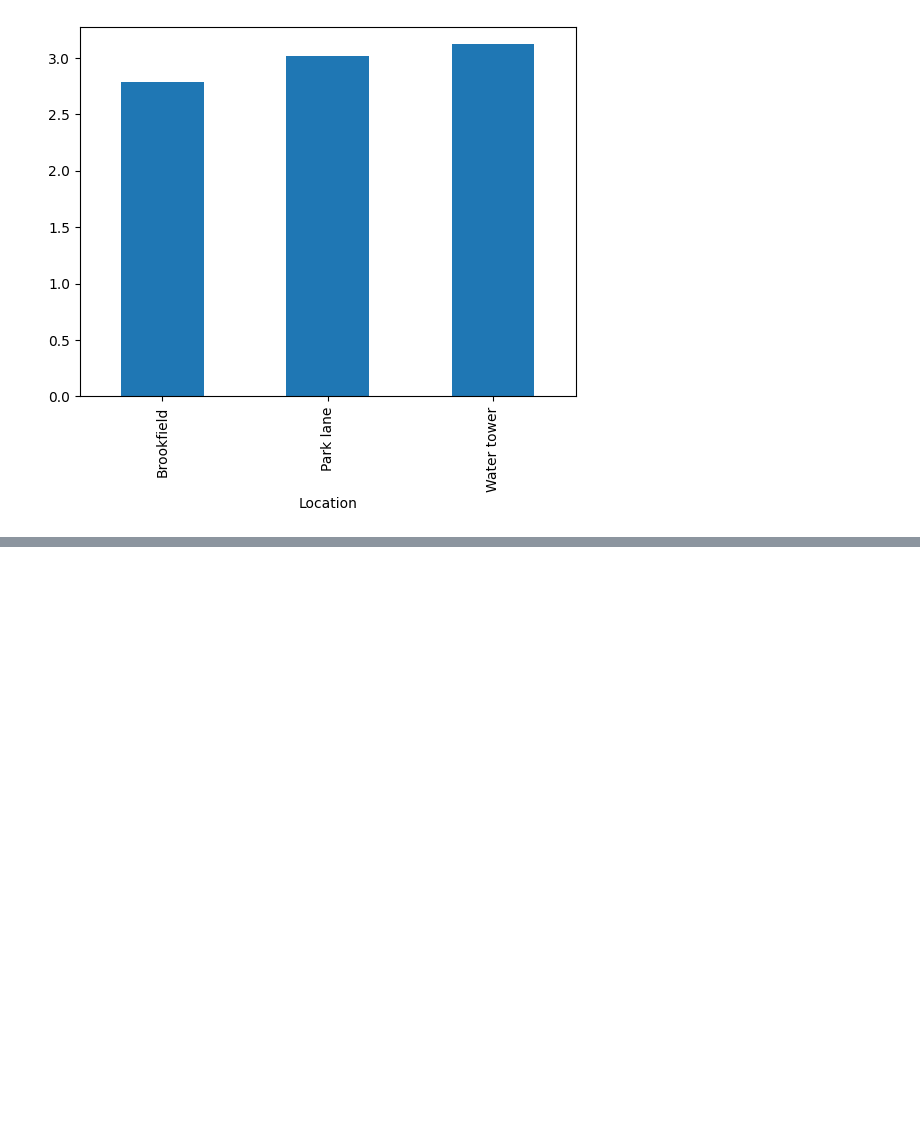
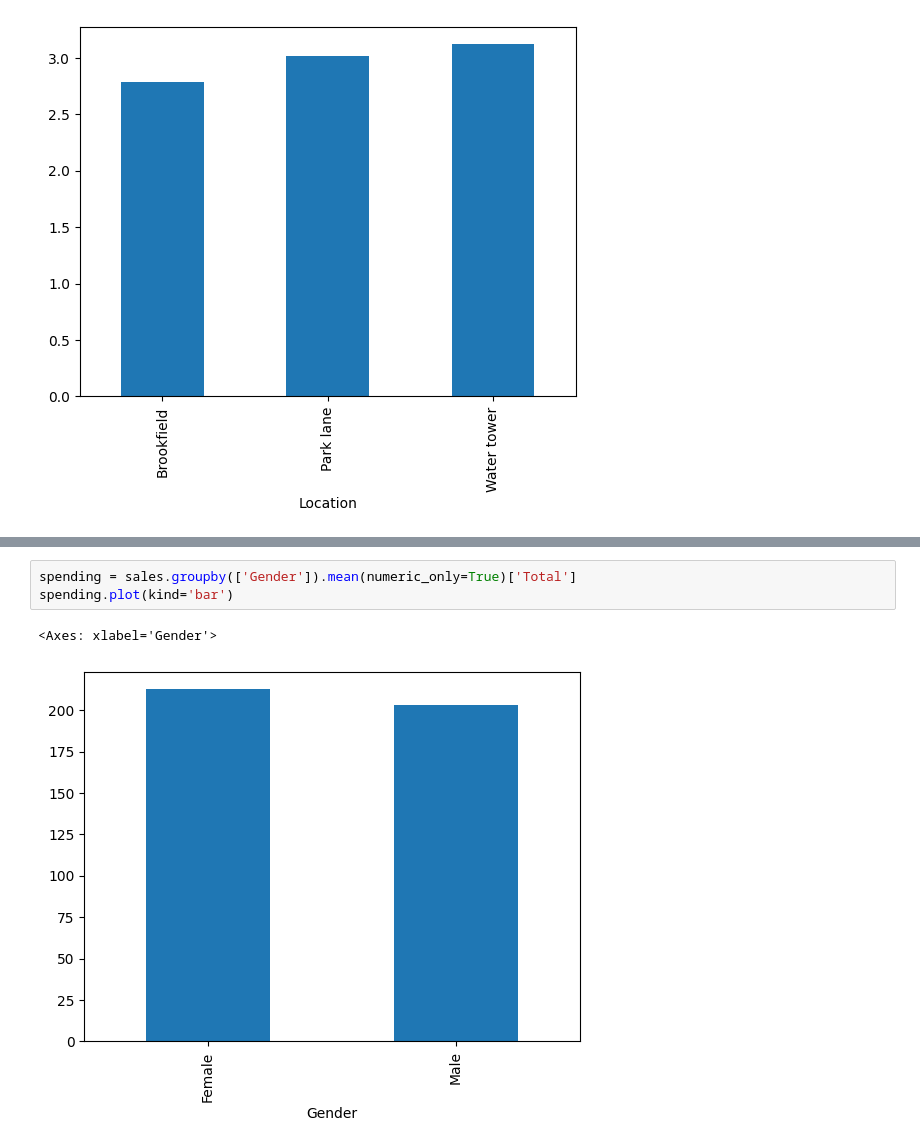
Before and after one commit to Ebin21/AI-ML, a Jupyter notebook: sales.ipynb, the cells around one changed output, grey strips where cells are left out. Drawn from its saved outputs; the diff is of its cells as text; blank space fills up the shorter version.

```diff
--- a/sales.ipynb
+++ b/sales.ipynb
@@ -285,0 +303,6 @@ rating.plot(kind='bar')
+# %%
+spending = sales.groupby(['Gender']).mean(numeric_only=True)['Total']
+spending.plot(kind='bar')
+# %% [output]
+<Axes: xlabel='Gender'>
+[figure, added]
```
Also changed, not shown: parts of 10 cells of this notebook.
